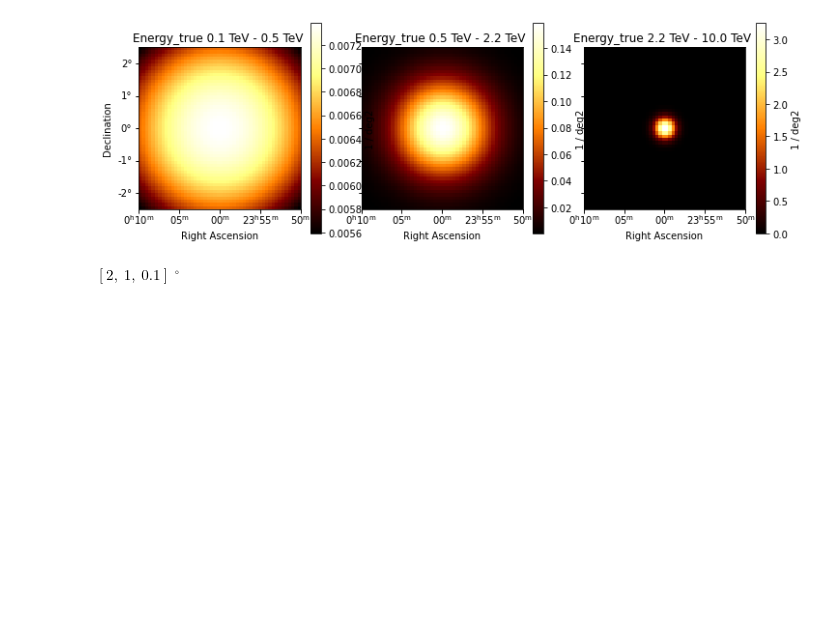
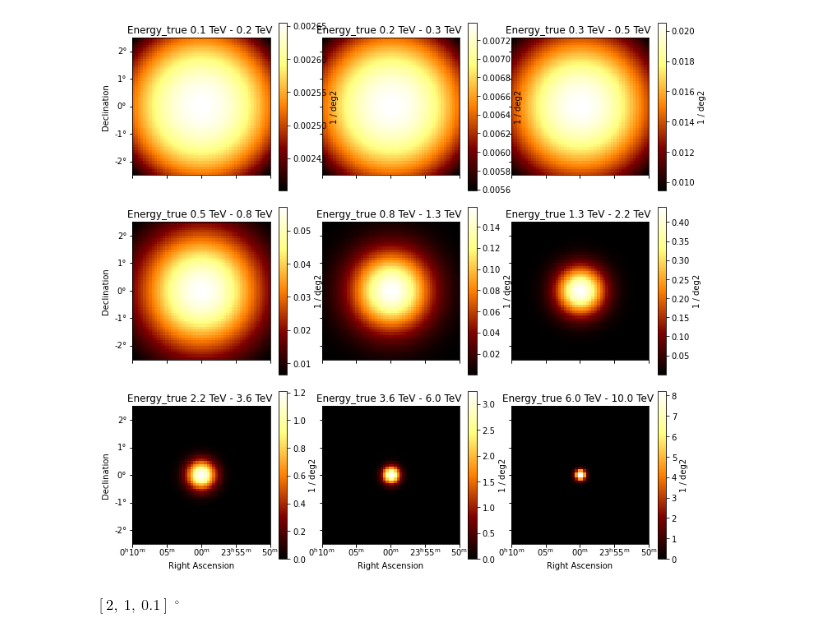
Before and after one commit to AtreyeeS/PWN-simulations, a Jupyter notebook: ene_dep_gaussian.ipynb, the cells around one changed output. Saved outputs shown, nothing was run; the diff lists cells and outputs as text; code cells hidden in the pictures; blank space fills up the shorter version.

```diff
--- a/ene_dep_gaussian.ipynb
+++ b/ene_dep_gaussian.ipynb
@@ -115,14 +139,14 @@ sky_model = SkyModel(
 )
 # %%
 energy_axis = MapAxis.from_energy_bounds(
-    energy_min=0.1 * u.TeV, energy_max=10.0 * u.TeV, nbin=3, name="energy_true"
+    energy_min=0.1 * u.TeV, energy_max=10.0 * u.TeV, nbin=9, name="energy_true"
 )
-geom = WcsGeom.create(
+geom_plot = WcsGeom.create(
     skydir=(0, 0), width=5.0 * u.deg, binsz=0.1, axes=[energy_axis]
 )
-spatial_model.plot_grid(geom=geom, add_cbar=True);
+spatial_model.plot_grid(geom=geom_plot, add_cbar=True);
 # %% [output]
-[figure, old version]
+[figure, new version]
 # %%
 spatial_model.get_sigma([0.5,1.0,10.0]*u.TeV,
                        alpha=1.0,
```
Also changed, not shown: parts of 34 cells of this notebook.
